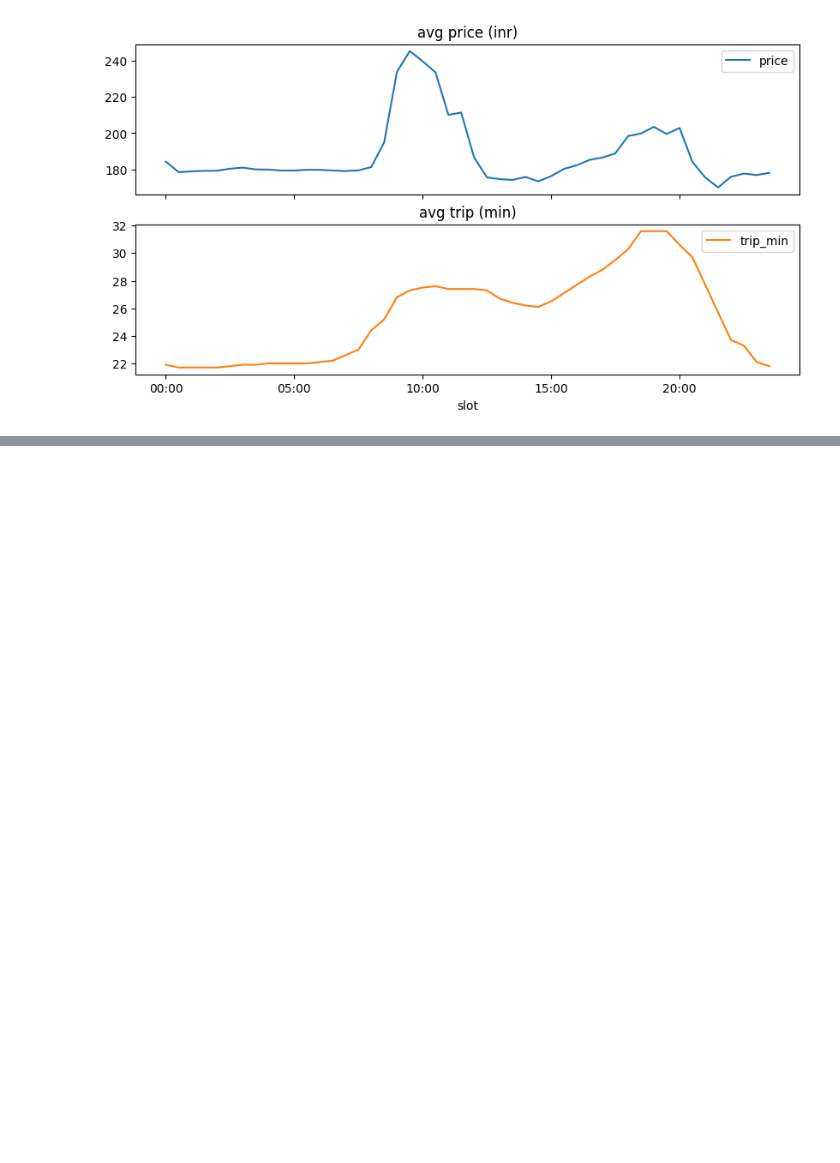
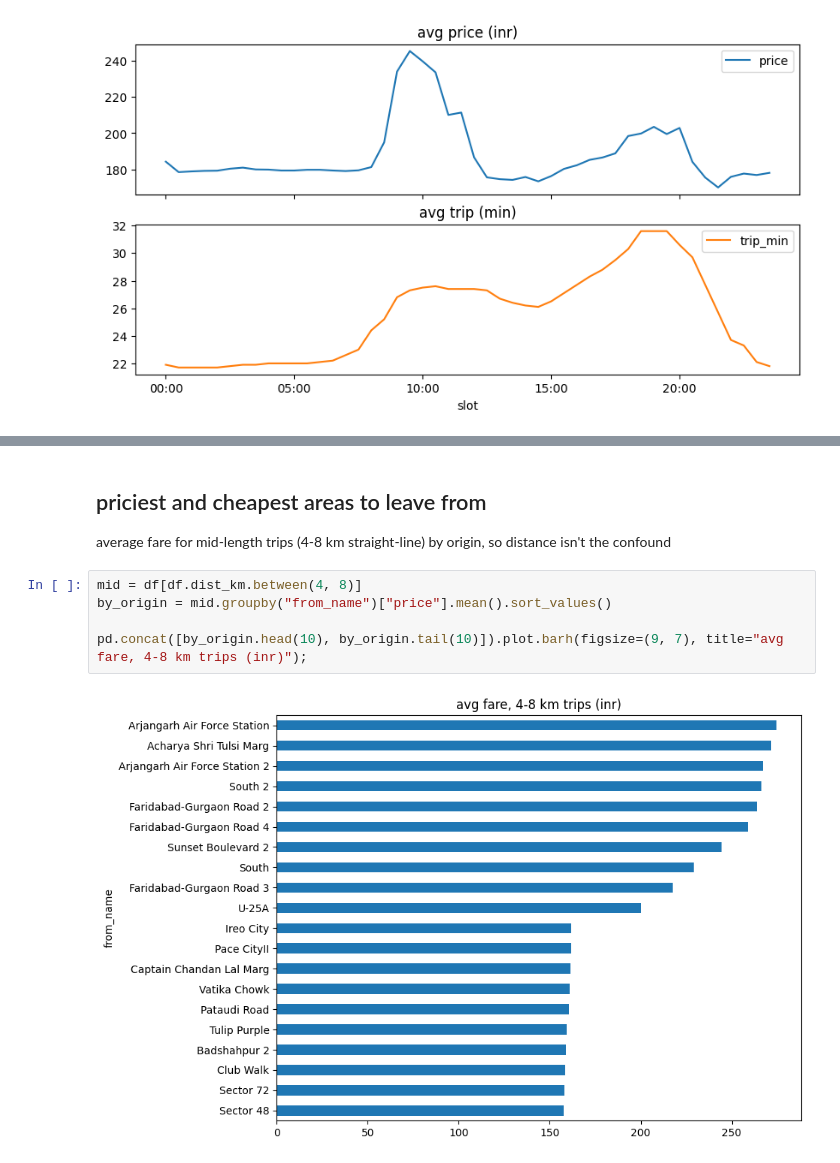
Before and after one commit to sid-081205/gamifying-cabs, a Jupyter notebook: analysis.ipynb, the cells around one changed output, grey strips where cells are left out. Saved outputs shown, nothing was run; the diff lists cells and outputs as text; blank space fills up the shorter version.

```diff
--- a/analysis.ipynb
+++ b/analysis.ipynb
@@ -122,0 +147,11 @@ by_slot.plot(subplots=True, figsize=(10, 5), title=["avg price (inr)", "avg trip
+# %% [markdown]
+## priciest and cheapest areas to leave from
+
+average fare for mid-length trips (4-8 km straight-line) by origin, so distance isn't the confound
+# %%
+mid = df[df.dist_km.between(4, 8)]
+by_origin = mid.groupby("from_name")["price"].mean().sort_values()
+
+pd.concat([by_origin.head(10), by_origin.tail(10)]).plot.barh(figsize=(9, 7), title="avg fare, 4-8 km trips (inr)");
+# %% [output]
+[figure, added]
```
Also changed, not shown: parts of 7 cells of this notebook.
